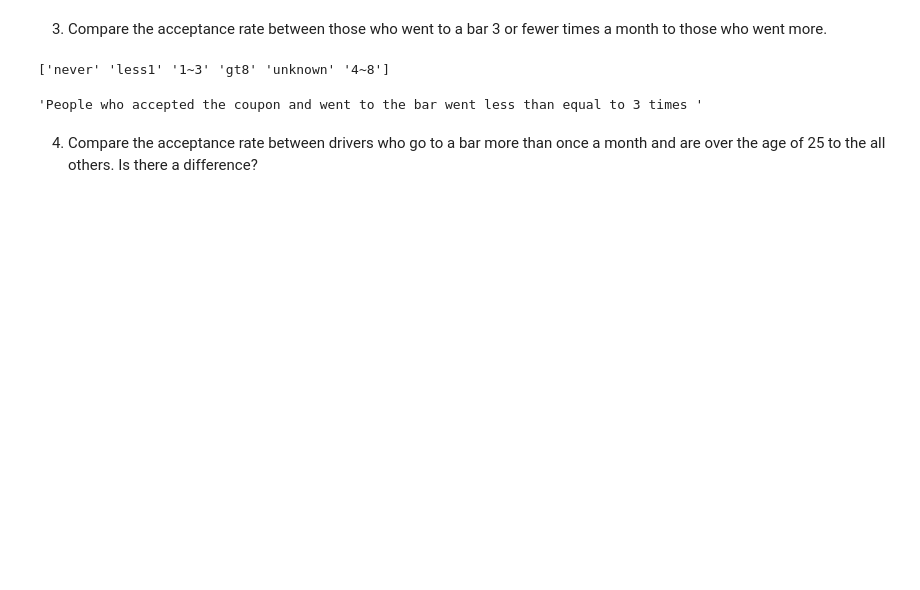
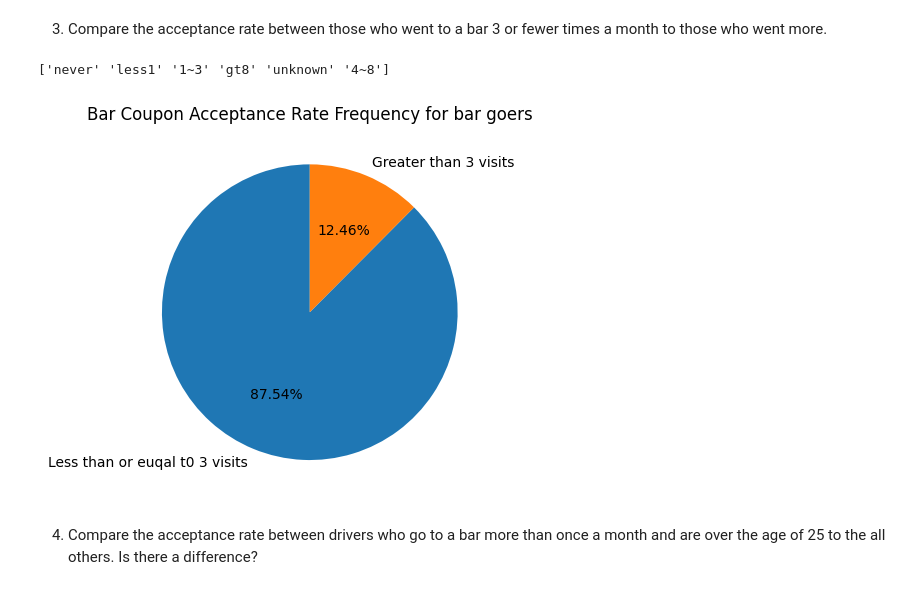
Before and after one commit to rbhat/aiml-customer-code, a Jupyter notebook: prompt.ipynb, the cells around one changed output. Drawn from its saved outputs; the diff is of its cells as text; code cells hidden in the pictures; blank space fills up the shorter version.

Commit message:
move to isin; drivers over 25

```diff
--- a/prompt.ipynb
+++ b/prompt.ipynb
@@ -187,13 +192,17 @@ plt.show()
 # %%
 print(bar_coupon_data["Bar"].unique())
 
-bar_lte_3_accepted =  bar_coupon_data[(bar_coupon_data['Y'] == 1) & ((bar_coupon_data['Bar'] =='less1') | (bar_coupon_data['Bar'] =='1-3') )].shape[0]
-bar_gt_3_accepted = bar_coupon_data[(bar_coupon_data['Y'] == 1) & ((bar_coupon_data['Bar'] =='gt8') | (bar_coupon_data['Bar'] =='4-8') )].shape[0]
+bar_lte_3_accepted = bar_coupon_data[(bar_coupon_data['Y'] == 1) & (bar_coupon_data['Bar'].isin(['less1', '1-3']))].shape[0]
+bar_gt_3_accepted = bar_coupon_data[(bar_coupon_data['Y'] == 1) & (bar_coupon_data['Bar'].isin(['gt8', '4-8']))].shape[0]
 assert bar_lte_3_accepted>bar_gt_3_accepted
 
 f"People who accepted the coupon and went to the bar, went {'less than equal to 3 times' if bar_lte_3_accepted > bar_gt_3_accepted else 'more than 3 times'}"
+plt.close()
+plt.pie([bar_lte_3_accepted, bar_gt_3_accepted], autopct='%1.2f%%',startangle=90, labels=['Less than or euqal t0 3 visits','Greater than 3 visits'])
+plt.title("Bar Coupon Acceptance Rate Frequency for bar goers")
+plt.show()
 # %% [output]
 ['never' 'less1' '1~3' 'gt8' 'unknown' '4~8']
-'People who accepted the coupon and went to the bar went less than equal to 3 times '
+[figure, added]
 # %% [markdown]
 4. Compare the acceptance rate between drivers who go to a bar more than once a month and are over the age of 25 to the all others.  Is there a difference?
```
Also changed, not shown: parts of 4 cells of this notebook.
